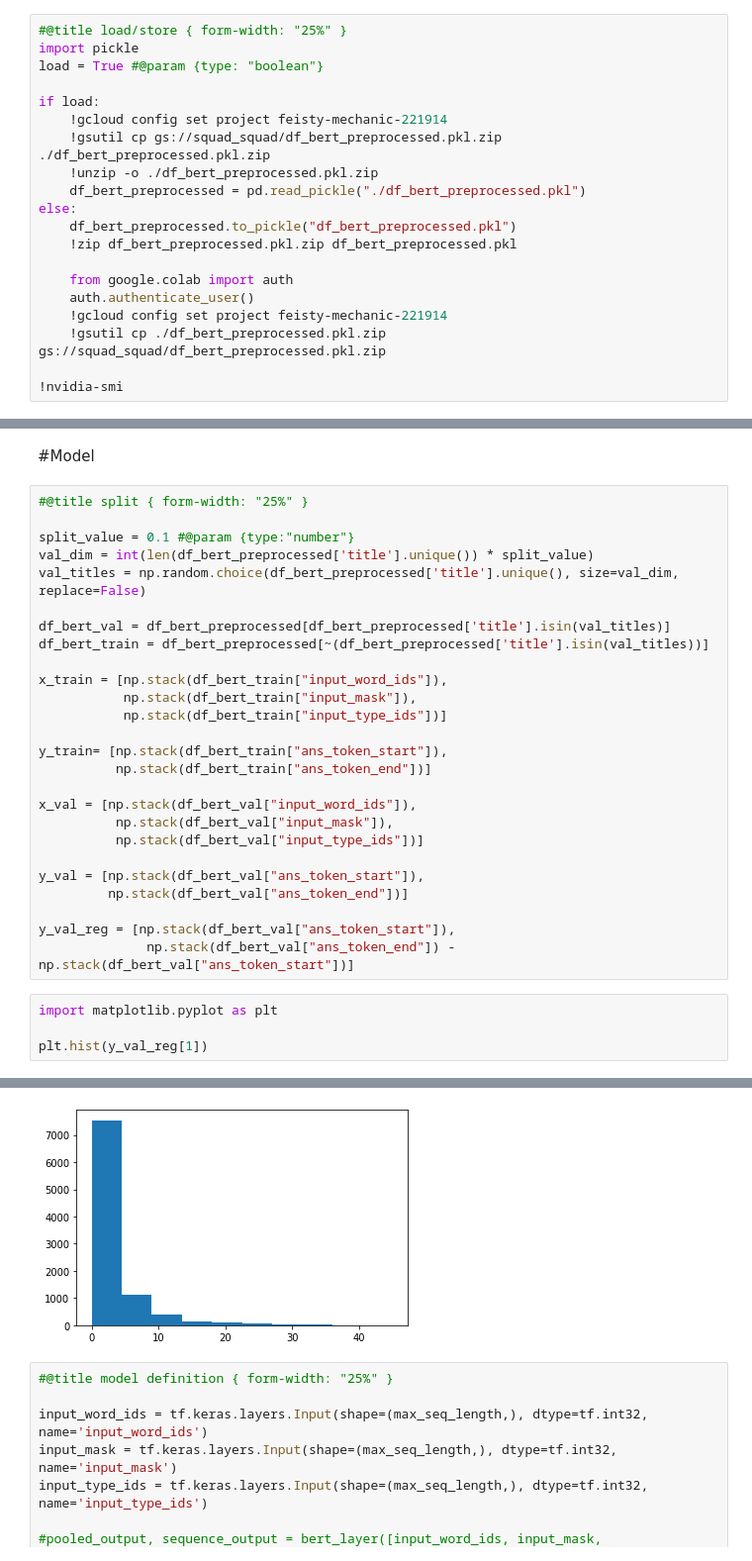
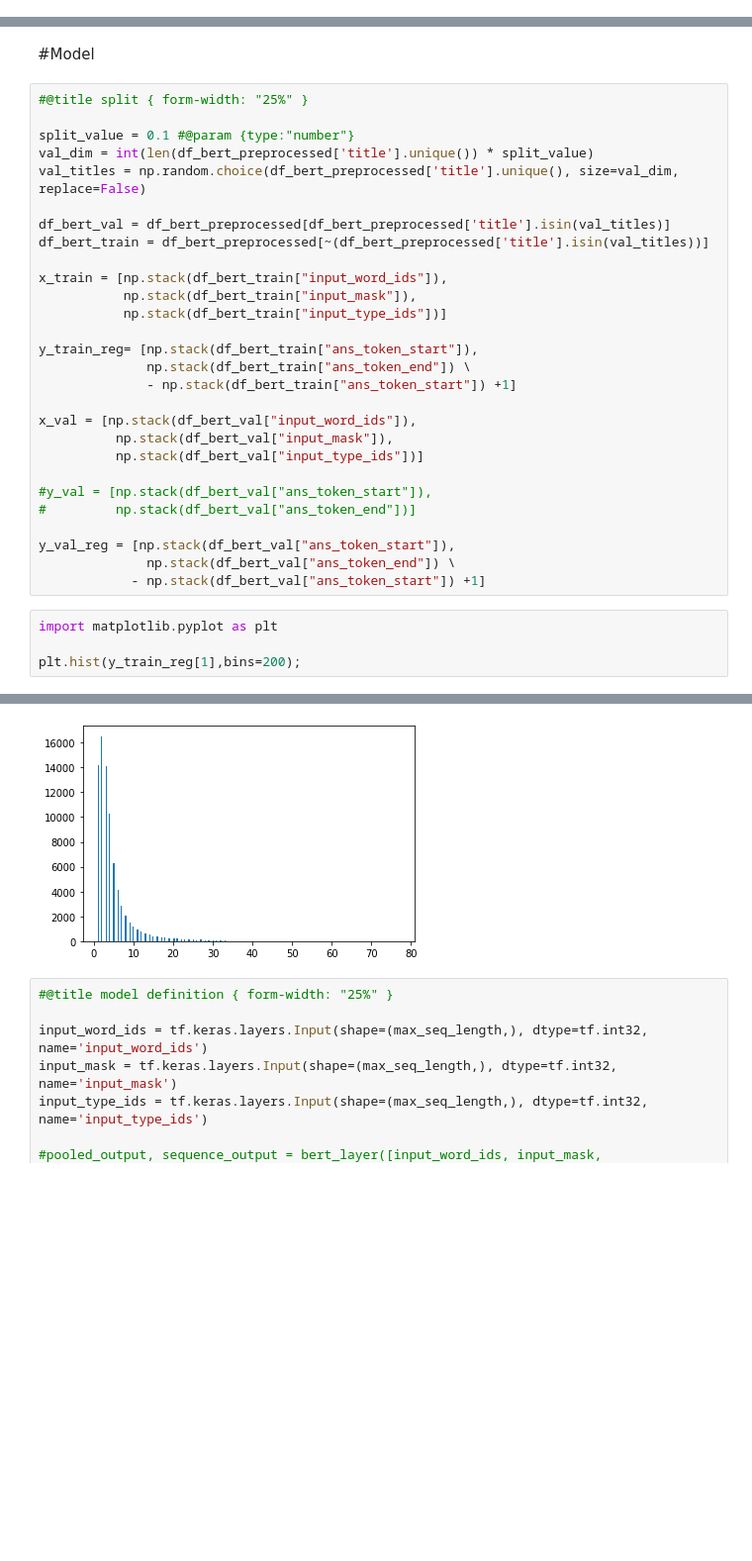
Before and after one commit to the-SQuAD-squad/QA, a Jupyter notebook: QA.ipynb, the cells around one changed output, grey strips where cells are left out. Shown at 99% size. Cells and saved outputs as stored; diff of their text form; blank space fills up the shorter version.

```diff
--- a/QA.ipynb
+++ b/QA.ipynb
@@ -243,23 +239,3 @@ Building attention masks...
-# %%
-#@title load/store { form-width: "25%" }
-import pickle
-load = True #@param {type: "boolean"}
-
-if load:
-    !gcloud config set project feisty-mechanic-221914
-    !gsutil cp gs://squad_squad/df_bert_preprocessed.pkl.zip ./df_bert_preprocessed.pkl.zip
-    !unzip -o ./df_bert_preprocessed.pkl.zip
-    df_bert_preprocessed = pd.read_pickle("./df_bert_preprocessed.pkl")
-else:
-    df_bert_preprocessed.to_pickle("df_bert_preprocessed.pkl")
-    !zip df_bert_preprocessed.pkl.zip df_bert_preprocessed.pkl
-
-    from google.colab import auth
-    auth.authenticate_user()
-    !gcloud config set project feisty-mechanic-221914
-    !gsutil cp ./df_bert_preprocessed.pkl.zip gs://squad_squad/df_bert_preprocessed.pkl.zip
-
-!nvidia-smi
 # %% [markdown]
 #Regression TODO
 
@@ -284,20 +260,22 @@ x_train = [np.stack(df_bert_train["input_word_ids"]),
            np.stack(df_bert_train["input_mask"]),
            np.stack(df_bert_train["input_type_ids"])]
 
-y_train= [np.stack(df_bert_train["ans_token_start"]),
-          np.stack(df_bert_train["ans_token_end"])]
+y_train_reg= [np.stack(df_bert_train["ans_token_start"]),
+              np.stack(df_bert_train["ans_token_end"]) \
+              - np.stack(df_bert_train["ans_token_start"]) +1]
 
 x_val = [np.stack(df_bert_val["input_word_ids"]),
           np.stack(df_bert_val["input_mask"]),
           np.stack(df_bert_val["input_type_ids"])]
 
-y_val = [np.stack(df_bert_val["ans_token_start"]),
-         np.stack(df_bert_val["ans_token_end"])]
+#y_val = [np.stack(df_bert_val["ans_token_start"]),
+#         np.stack(df_bert_val["ans_token_end"])]
 
 y_val_reg = [np.stack(df_bert_val["ans_token_start"]),
-              np.stack(df_bert_val["ans_token_end"]) - np.stack(df_bert_val["ans_token_start"])]
+              np.stack(df_bert_val["ans_token_end"]) \
+            - np.stack(df_bert_val["ans_token_start"]) +1]
 # %%
 import matplotlib.pyplot as plt
 
-plt.hist(y_val_reg[1])
+plt.hist(y_train_reg[1],bins=200);
 # %% [output]
@@ -308,4 +282,4 @@ plt.hist(y_val_reg[1])
-[figure, old version]
+[figure, new version]
 # %%
 #@title model definition { form-width: "25%" }
 
```
Also changed, not shown: parts of 14 cells of this notebook.
